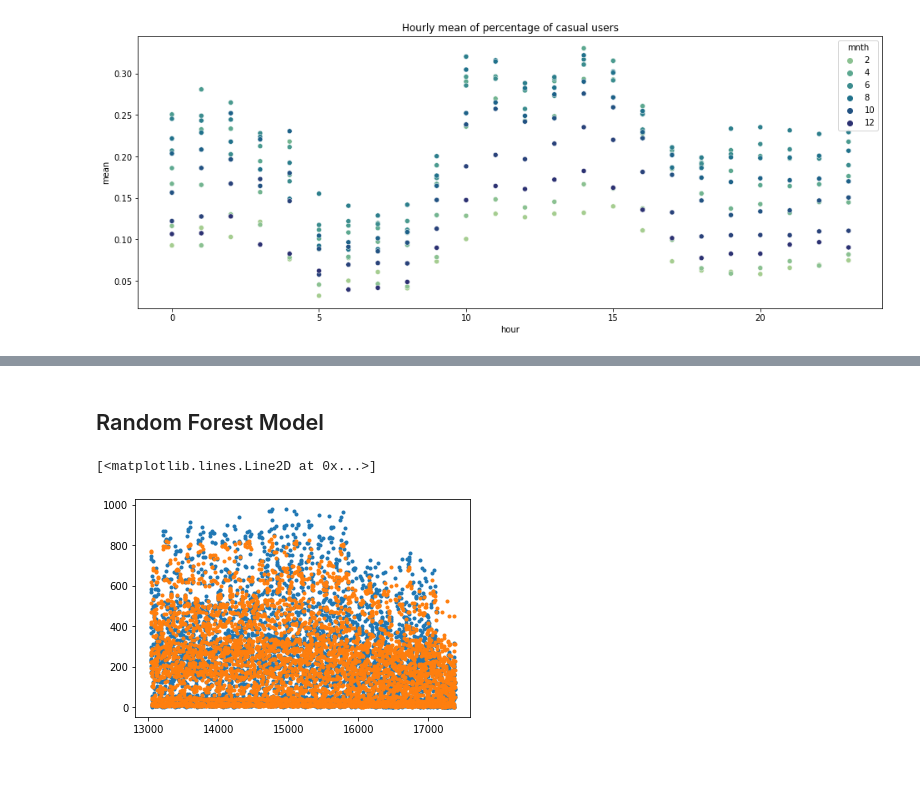
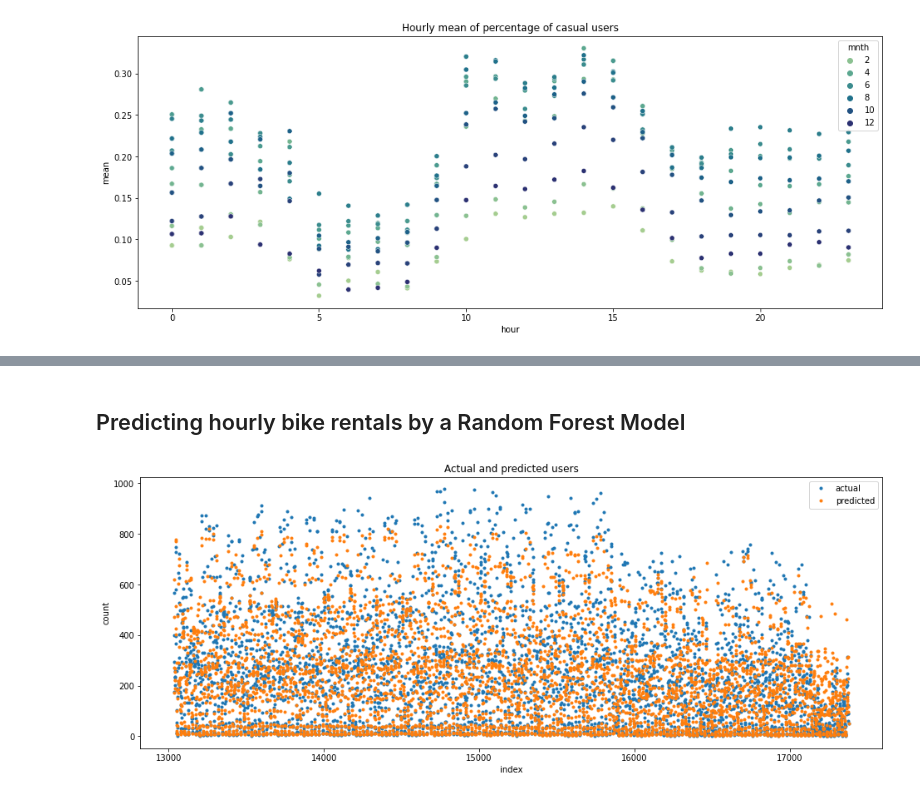
Before and after one commit to SunTwoShine/washington_bike_rental, a Jupyter notebook: bike_rentals.ipynb, the cells around one changed output, grey strips where cells are left out. Saved outputs shown, nothing was run; the diff lists cells and outputs as text; code cells hidden in the pictures; blank space fills up the shorter version.

```diff
--- a/bike_rentals.ipynb
+++ b/bike_rentals.ipynb
@@ -120,5 +121,7 @@ df.head()
 | 5 | 2011-01-01 | 1 | 0 | 1 | 4 | 0 | 6 | 0 | 1 | 0.24 | ... |
 # %% [markdown]
 ## Plots
+# %%
+plt.rcParams['figure.figsize'] = (16, 6)
 # %%
 cnt_weathersit = df.groupby('weathersit').mean()['cnt'].reset_index()
@@ -246,8 +225,11 @@ sns.heatmap(df[['cnt','season', 'yr', 'mnth', 'hr', 'holiday', 'weekday', 'worki
 # %% [markdown]
-## Random Forest Model
+## Predicting hourly bike rentals by a Random Forest Model
 # %%
-X = df[['season', 'yr', 'mnth', 'hr', 'holiday', 'weekday', 'workingday', 'weathersit', 'temp', 'hum', 'windspeed']]
+X = df[['season', 'yr', 'mnth', 'hr', 'holiday', 'weekday', 'workingday',
+        'weathersit', 'temp', 'hum', 'windspeed']]
 y = df.cnt
+
+#Train-test-split
 split = round(len(X)*0.75)
 X_train = X[:split]
 X_test = X[split:]
@@ -256,14 +238,18 @@ y_test = y[split:]
 # %%
 # fit the model
 my_rf = RandomForestRegressor()
 my_rf.fit(X_train, y_train)
 
 # predict on the same period
 y_preds = my_rf.predict(X_test)
 
 # plot what has been learned
-plt.plot(X_test.index, y_test, '.')
-plt.plot(X_test.index, y_preds, '.')
+plt.plot(X_test.index, y_test, '.', label='actual')
+plt.plot(X_test.index, y_preds, '.', label='predicted')
+plt.title('Actual and predicted users')
+plt.xlabel('index')
+plt.ylabel('count')
+plt.legend()
+plt.show()
 # %% [output]
-[<matplotlib.lines.Line2D at 0x...>]
-[figure, old version]
+[figure, new version]
```
Also changed, not shown: parts of 15 cells of this notebook, 1 other file.
